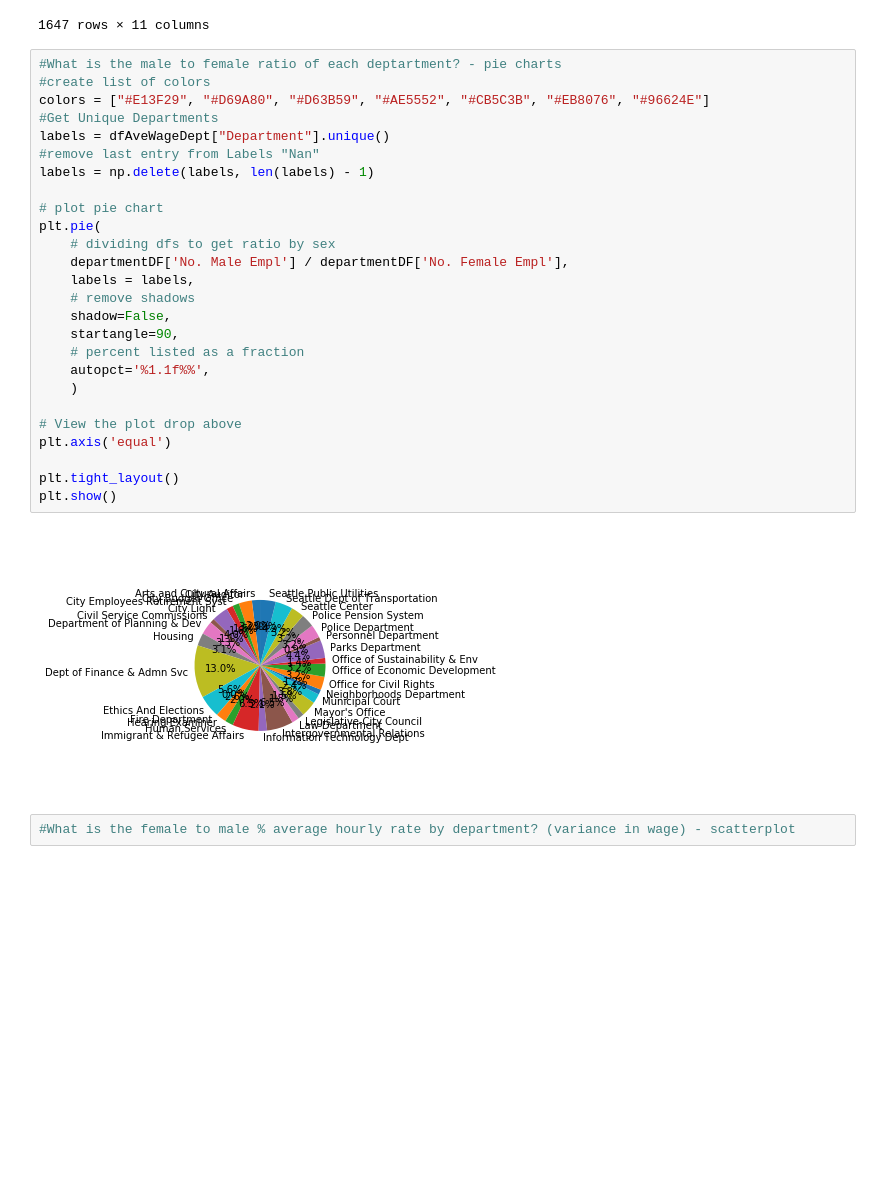
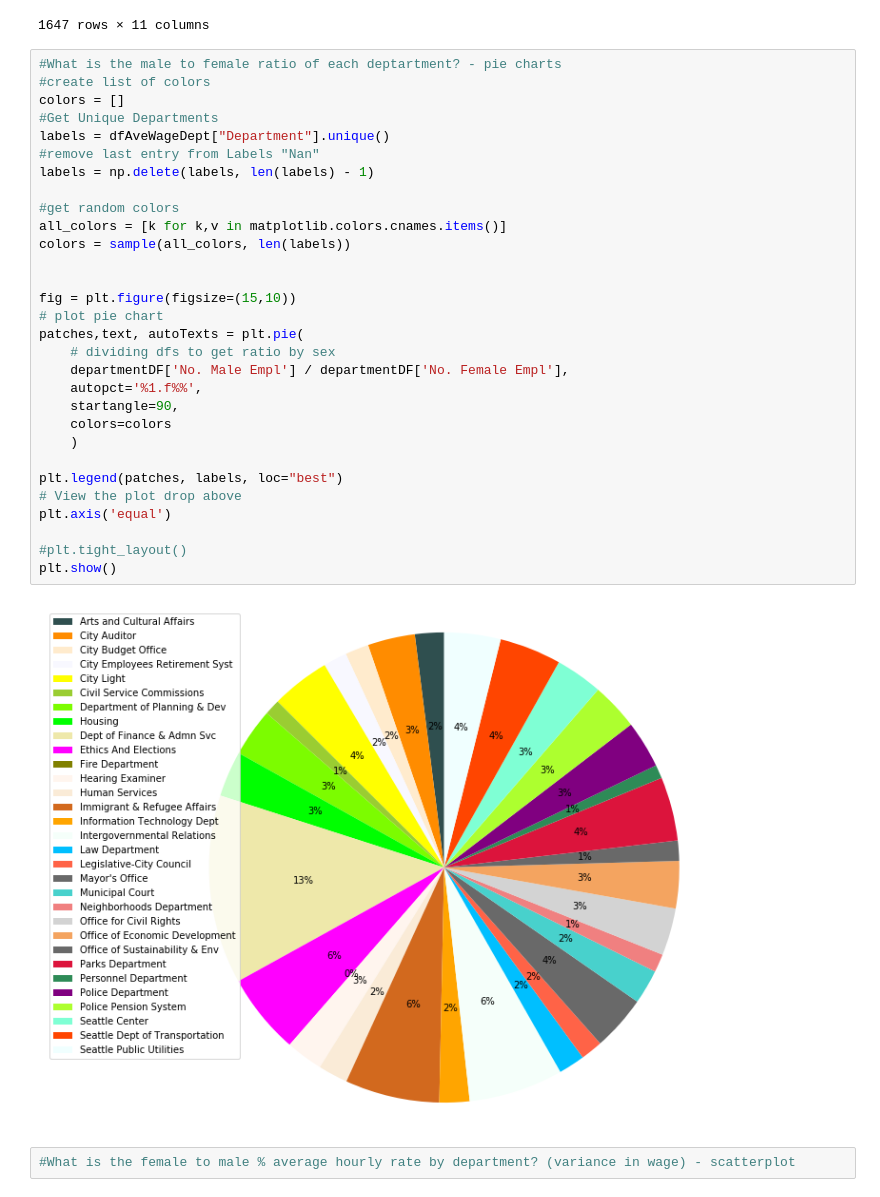
Before and after one commit to garrettsanders/Wage_Gap_Seattle, a Jupyter notebook: first_file_alex.ipynb, the cells around one changed output. Cells and saved outputs as stored; diff of their text form; blank space fills up the shorter version.

Commit message:
expanded pie chart, added random colors

```diff
--- a/first_file_alex.ipynb
+++ b/first_file_alex.ipynb
@@ -49,30 +50,34 @@ dfAveWageDept
 # %%
 #What is the male to female ratio of each deptartment? - pie charts
 #create list of colors
-colors = ["#E13F29", "#D69A80", "#D63B59", "#AE5552", "#CB5C3B", "#EB8076", "#96624E"]
+colors = []
 #Get Unique Departments
 labels = dfAveWageDept["Department"].unique()
 #remove last entry from Labels "Nan"
 labels = np.delete(labels, len(labels) - 1)
 
+#get random colors
+all_colors = [k for k,v in matplotlib.colors.cnames.items()]
+colors = sample(all_colors, len(labels))
+
+
+fig = plt.figure(figsize=(15,10))
 # plot pie chart
-plt.pie(
+patches,text, autoTexts = plt.pie(
     # dividing dfs to get ratio by sex
     departmentDF['No. Male Empl'] / departmentDF['No. Female Empl'],
-    labels = labels,
-    # remove shadows
-    shadow=False,
+    autopct='%1.f%%',
     startangle=90,
-    # percent listed as a fraction
-    autopct='%1.1f%%',
+    colors=colors
     )
 
+plt.legend(patches, labels, loc="best")
 # View the plot drop above
 plt.axis('equal')
 
-plt.tight_layout()
+#plt.tight_layout()
 plt.show()
 # %% [output]
-[figure, old version]
+[figure, new version]
 # %%
 #What is the female to male % average hourly rate by department? (variance in wage) - scatterplot
```
Also changed, not shown: parts of 1 cell of this notebook.
